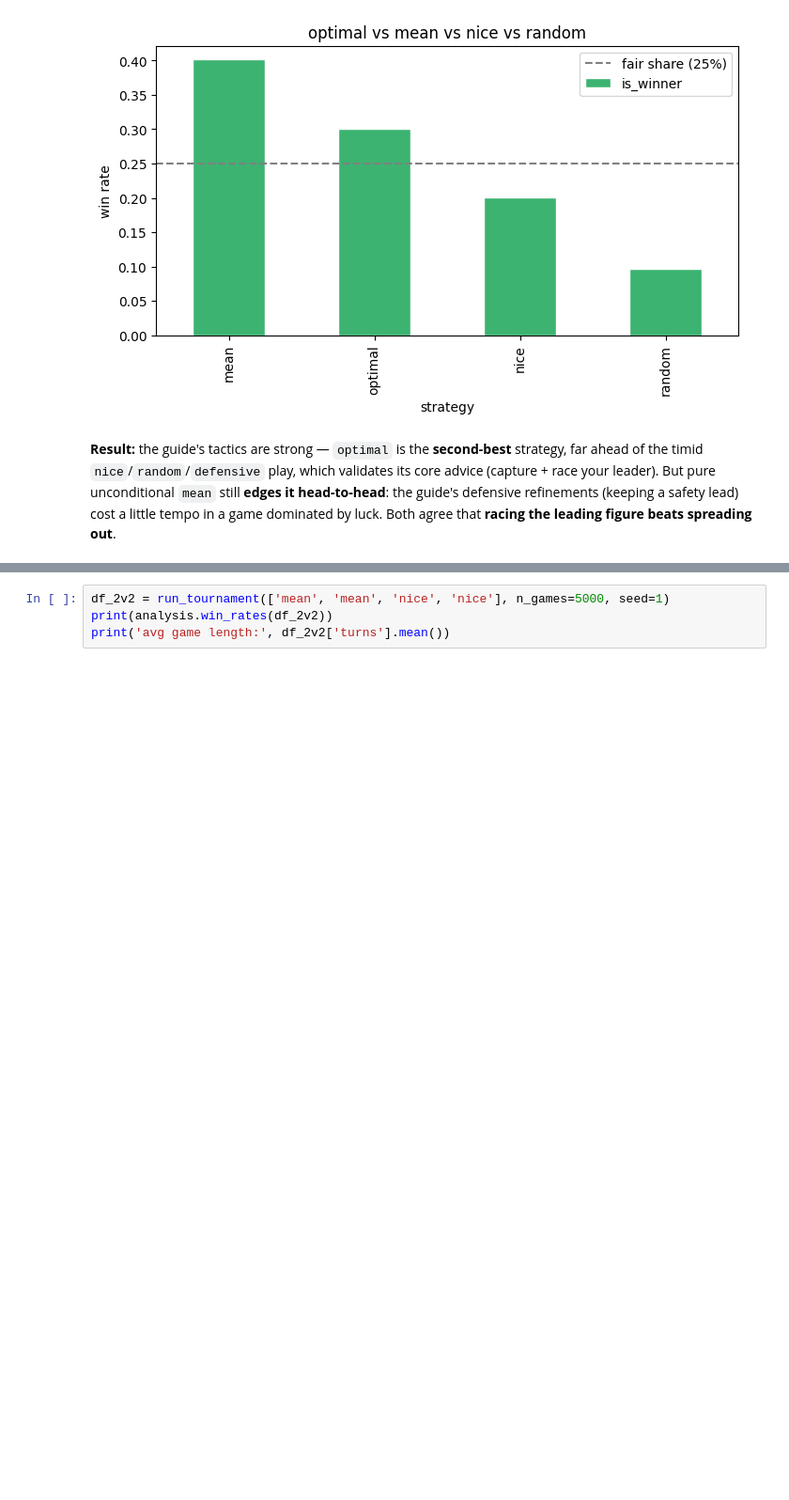
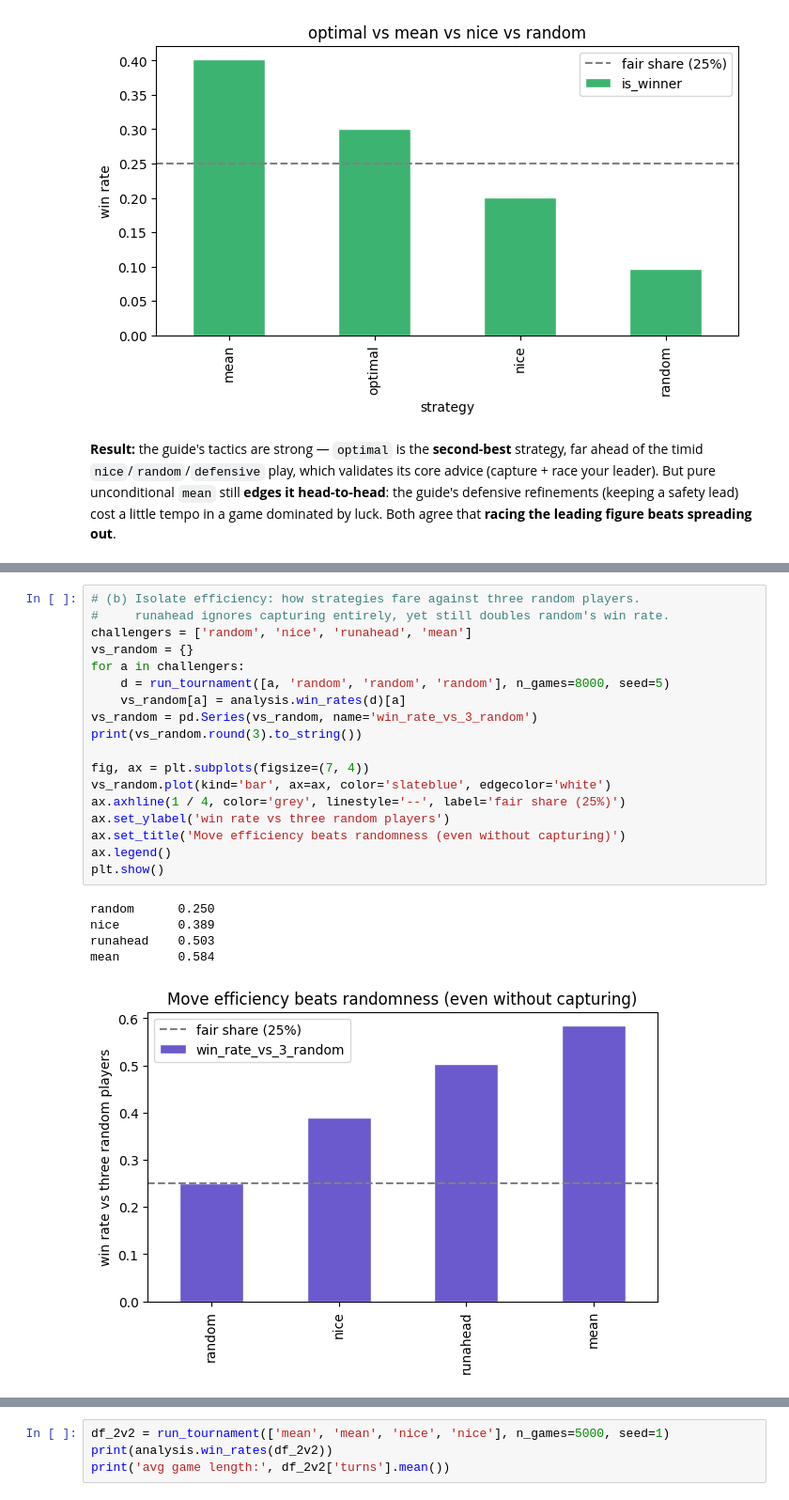
Before and after one commit to alvazi2/MAEDN, a Jupyter notebook: notebooks/research.ipynb, the cells around one changed output, grey strips where cells are left out. Shown at 94% size. Cells and saved outputs as stored; diff of their text form; blank space fills up the shorter version.

```diff
--- a/notebooks/research.ipynb
+++ b/notebooks/research.ipynb
@@ -190,0 +222,24 @@ refinements (keeping a safety lead) cost a little tempo in a game dominated by l
+# %%
+# (b) Isolate efficiency: how strategies fare against three random players.
+#     runahead ignores capturing entirely, yet still doubles random's win rate.
+challengers = ['random', 'nice', 'runahead', 'mean']
+vs_random = {}
+for a in challengers:
+    d = run_tournament([a, 'random', 'random', 'random'], n_games=8000, seed=5)
+    vs_random[a] = analysis.win_rates(d)[a]
+vs_random = pd.Series(vs_random, name='win_rate_vs_3_random')
+print(vs_random.round(3).to_string())
+
+fig, ax = plt.subplots(figsize=(7, 4))
+vs_random.plot(kind='bar', ax=ax, color='slateblue', edgecolor='white')
+ax.axhline(1 / 4, color='grey', linestyle='--', label='fair share (25%)')
+ax.set_ylabel('win rate vs three random players')
+ax.set_title('Move efficiency beats randomness (even without capturing)')
+ax.legend()
+plt.show()
+# %% [output]
+random      0.250
+nice        0.389
+runahead    0.503
+mean        0.584
+[figure, added]
```
Also changed, not shown: parts of 5 cells of this notebook, 1 other file.
